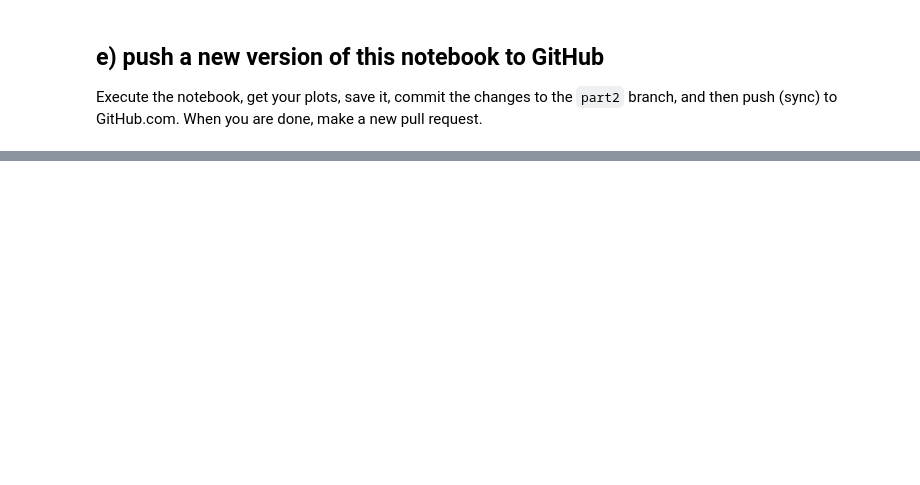
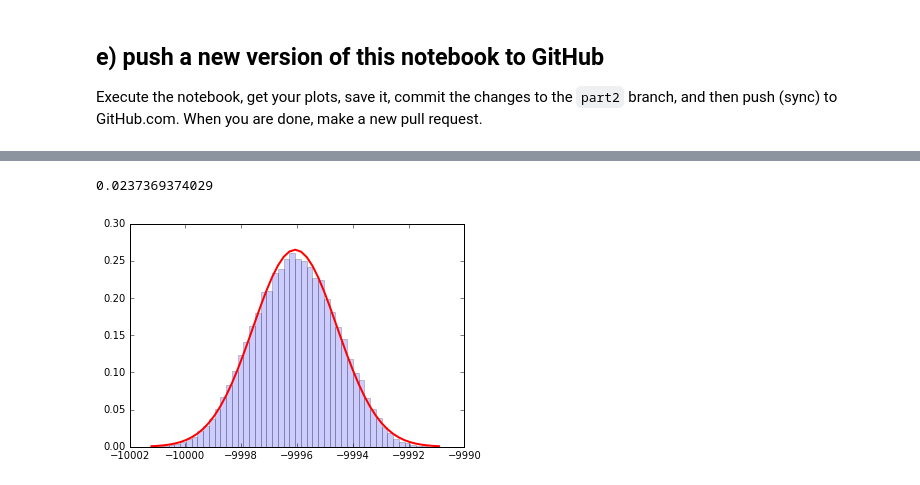
Before and after one commit to cranmer/intro-exp-phys-II, a Jupyter notebook: Central-Limit-Theorem.ipynb, the cells around one changed output, grey strips where cells are left out. Saved outputs shown, nothing was run; the diff lists cells and outputs as text; code cells hidden in the pictures; blank space fills up the shorter version.

```diff
--- a/Central-Limit-Theorem.ipynb
+++ b/Central-Limit-Theorem.ipynb
@@ -249,0 +356,5 @@ Execute the notebook, get your plots, save it, commit the changes to the `part2`
+# %%
+do_random_convolution_with_chi2(ok_distributions_list,10)
+# %% [output]
+0.0237369374029
+[figure, added]
```
Also changed, not shown: parts of 21 cells of this notebook.
